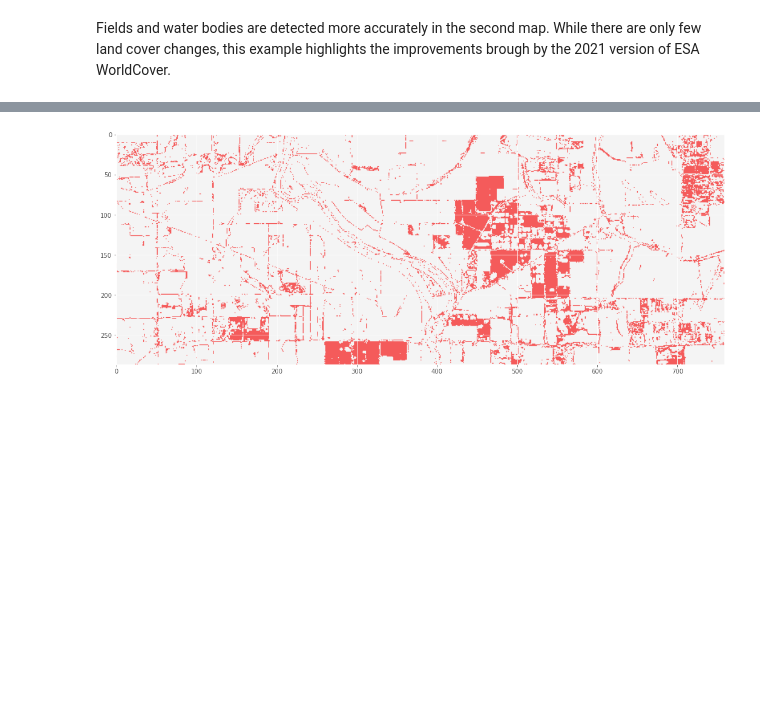
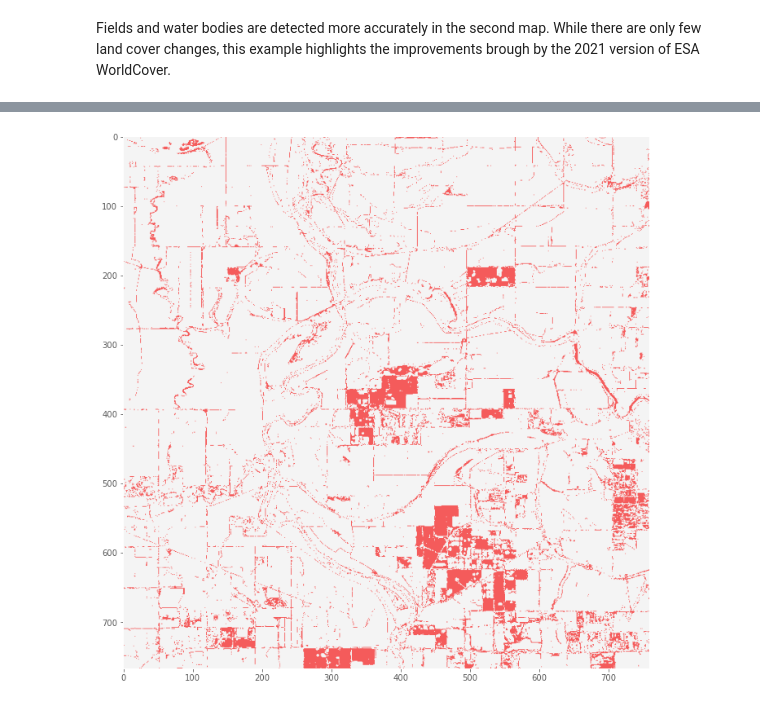
Before and after one commit to ESA-WorldCover/esa-worldcover-datasets, a Jupyter notebook: notebooks/02-Landcover_change.ipynb, the cells around one changed output, grey strips where cells are left out. Saved outputs shown, nothing was run; the diff lists cells and outputs as text; code cells hidden in the pictures; blank space fills up the shorter version.

```diff
--- a/notebooks/02-Landcover_change.ipynb
+++ b/notebooks/02-Landcover_change.ipynb
@@ -21,7 +21,7 @@ COLLECTION_ID_2021 = 'urn:eop:VITO:ESA_WorldCover_10m_2021_AWS_V2'
 COLLECTION_ID_2020 = 'urn:eop:VITO:ESA_WorldCover_10m_2020_AWS_V1'
 
 # WSG84 Coordinates of a dam in Egypt
-BBOX = [30.1130394910927,23.24936336126656,30.918270526070845,23.612044886242117]
+BBOX = [30.3750394910927,23.24936336126656,30.745270526070845,23.612044886242117]
 
 client = Client.open(TERRASCOPE_STAC_API)
 
@@ -254,7 +265,7 @@ label_difference_subsampled = None
 label_difference_subsampled_rgb = None
 # %%
 # WSG84 Coordinates of a dam in Egypt
-BBOX = [-90.78373657266863,33.176930378602066,-90.59393529565605,33.248729067440536]
+BBOX = [-90.78373657266863,33.176930378602066,-90.59393529565605,33.368729067440536]
 
 client = Client.open(TERRASCOPE_STAC_API)
 
@@ -304,5 +315,8 @@ axis[1].imshow(rgb_2021)
 axis[0].set_xlabel('\nWorldCover of a cropland scene, Missisipi USA, 2020')
 axis[1].set_xlabel('\nWorldCover of a cropland scene, Missisipi USA, 2021')
 
+for ax in axis:
+    ax.grid(False)
+
 fig.show()
 # %% [output]
@@ -340,16 +355,17 @@ fig.show()
 # %%
 label_difference = raster_data_2020 != raster_data_2021
 label_difference_subsampled = label_difference[::3, ::3]
 
 label_difference_ss_rgb = np.zeros(shape=(*(label_difference_subsampled.shape), 3), dtype=np.uint8)
 
 # Set to RED
 label_difference_ss_rgb[label_difference_subsampled, 0] = 255
 label_difference_ss_rgb[~label_difference_subsampled, :] = (255, 255, 255)
 
 
-fig, ax = plt.subplots(figsize=(18, 18))
+fig, ax = plt.subplots(figsize=(12, 12))
 ax.imshow(label_difference_ss_rgb, alpha=0.6)
+ax.grid(False)
 fig.show()
 # %% [output]
-[figure, old version]
+[figure, new version]
```
Also changed, not shown: parts of 7 cells of this notebook.
